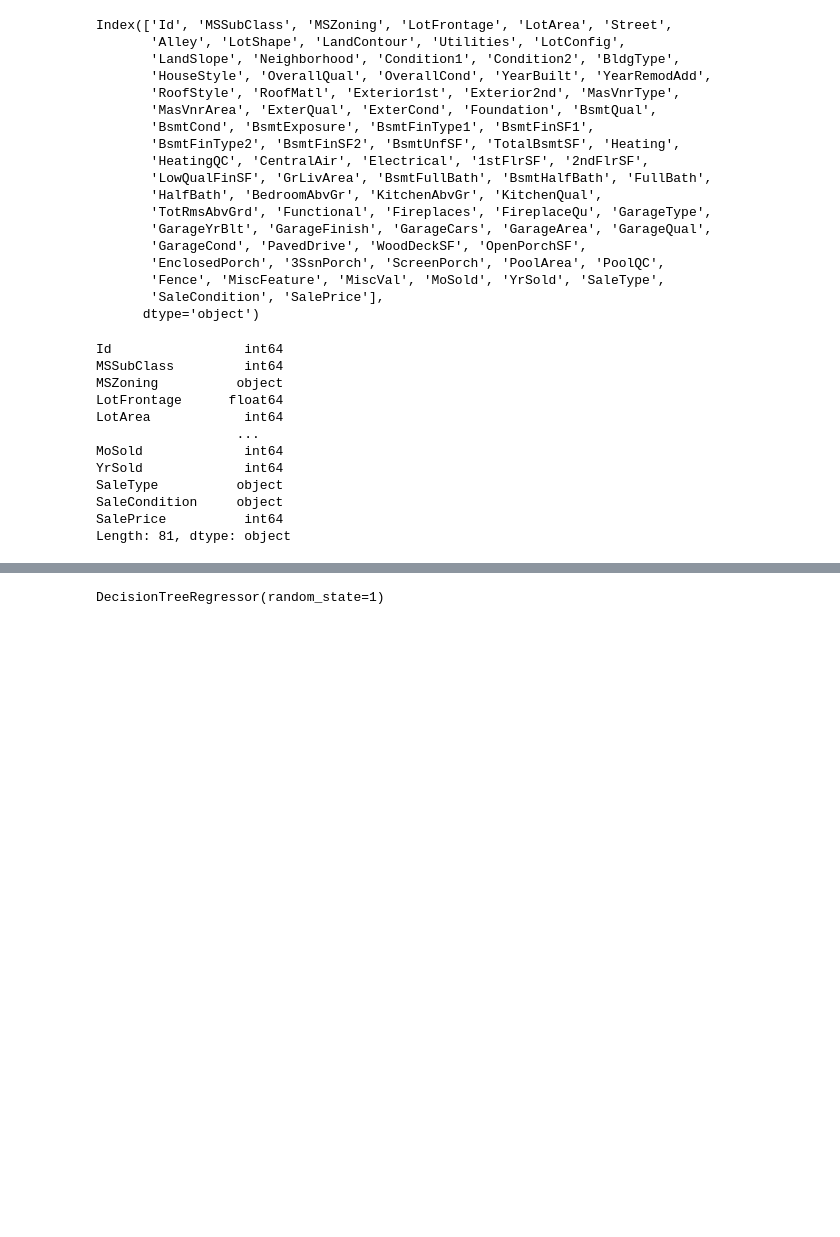
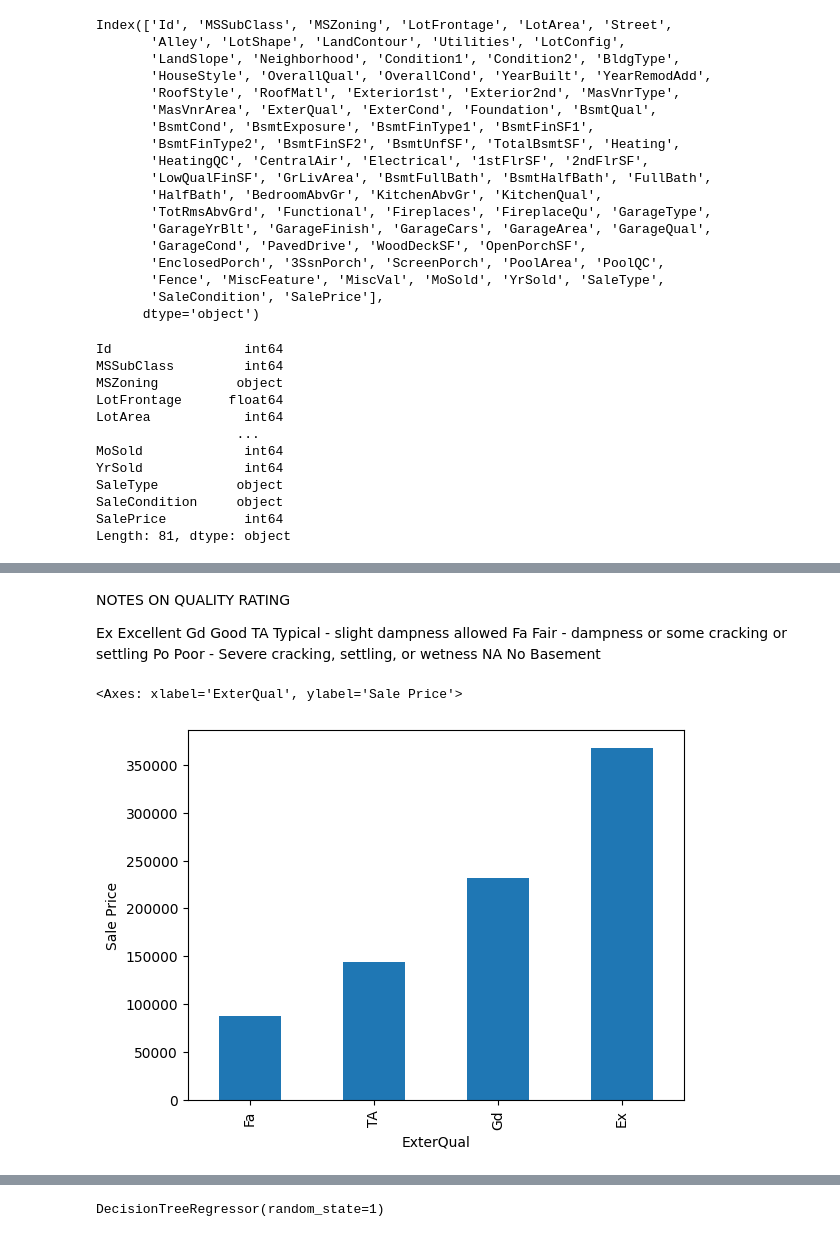
Before and after one commit to HammyLA/HousingPricesBeginnerML, a Jupyter notebook: housingprices.ipynb, the cells around one changed output, grey strips where cells are left out. Cells and saved outputs as stored; diff of their text form; code cells hidden in the pictures; blank space fills up the shorter version.

```diff
--- a/housingprices.ipynb
+++ b/housingprices.ipynb
@@ -208,0 +272,15 @@ X[['LotArea', 'LotFrontage', '']]
+# %% [markdown]
+NOTES ON QUALITY RATING
+
+Ex	Excellent
+Gd	Good
+TA	Typical - slight dampness allowed
+Fa	Fair - dampness or some cracking or settling
+Po	Poor - Severe cracking, settling, or wetness
+NA	No Basement
+# %%
+nb = X.groupby(['ExterQual'])['SalePrice'].agg(['mean', 'count']).sort_values('mean')['mean'].plot(kind='bar', ylabel='Sale Price')
+nb
+# %% [output]
+<Axes: xlabel='ExterQual', ylabel='Sale Price'>
+[figure, added]
```
Also changed, not shown: parts of 25 cells of this notebook, 1 other file.
